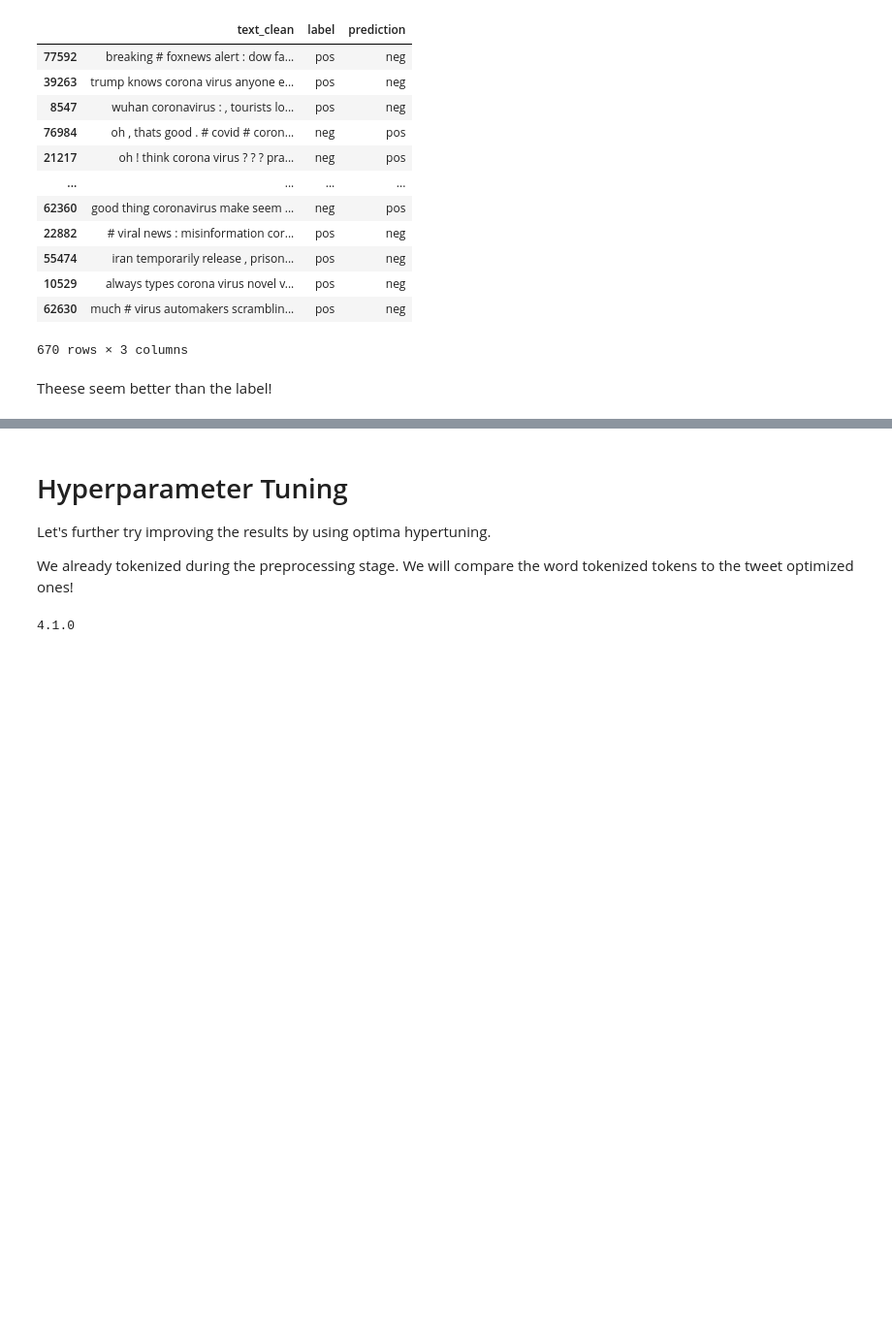
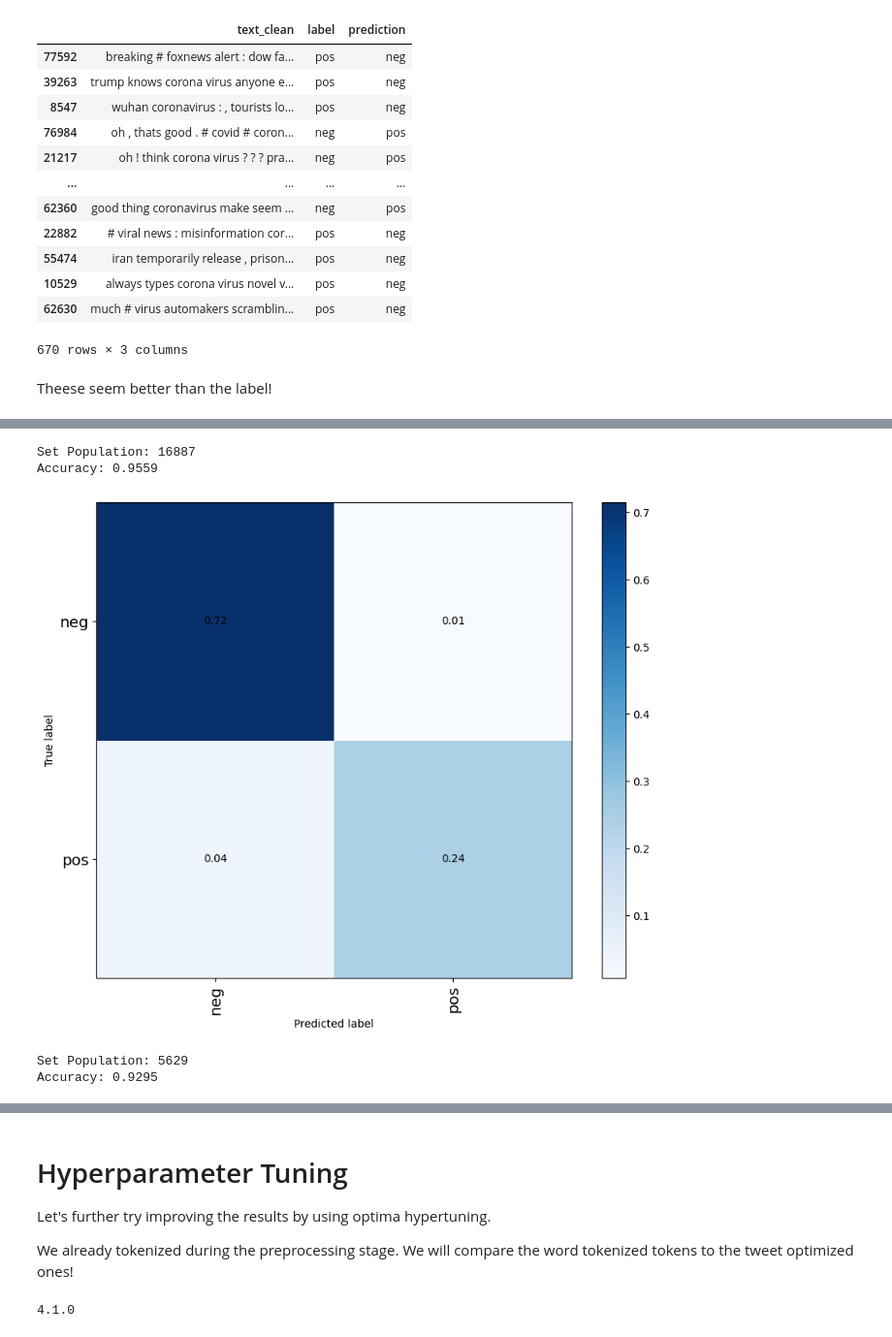
Before and after one commit to miam-bonbon/assignment-adv-nlp, a Jupyter notebook: adv_nlp_assignment_mh_03_baseline_model.ipynb, the cells around one changed output, grey strips where cells are left out. Shown: that part at 97% size. Drawn from its saved outputs; the diff is of its cells as text; code cells hidden in the pictures; blank space fills up the shorter version.

Commit message:
hashtags evaluation

```diff
--- a/adv_nlp_assignment_mh_03_baseline_model.ipynb
+++ b/adv_nlp_assignment_mh_03_baseline_model.ipynb
@@ -220,0 +246,11 @@ Theese seem better than the label!
+# %%
+from sklearn.model_selection import train_test_split
+
+data_train, data_test = train_test_split(data, shuffle=True, random_state=43, stratify=data["label"])
+
+X_train, y_train = data_train["token_clean_tweet_tokenize"], data_train["label"]
+X_test, y_test = data_test["token_clean_tweet_tokenize"], data_test["label"]
+
+# Now you have X_train, X_test, y_train, and y_test for your model training and evaluation
+print(X_train.shape, X_test.shape, y_train.shape, y_test.shape)
+print(X_train.head(3))
@@ -220,0 +293,16 @@ Theese seem better than the label!
+# %%
+%%time
+
+from sklearn.feature_extraction.text import TfidfVectorizer
+from sklearn.linear_model import SGDClassifier
+from sklearn.pipeline import Pipeline
+
+from fhnw.nlp.utils.processing import identity
+
+# we use the tokens now
+pipe = Pipeline([
+         ("vec", TfidfVectorizer(tokenizer=identity, preprocessor=identity, stop_words=None)),
+         ("clf", SGDClassifier(n_jobs=5))
+        ])
+
+pipe.fit(X_train, y_train)
@@ -220,0 +316,5 @@ Theese seem better than the label!
+# %%
+%%time
+
+y_train_pred = pipe.predict(X_train)
+y_test_pred = pipe.predict(X_test)
@@ -220,0 +353,11 @@ Theese seem better than the label!
+# %%
+from fhnw.nlp.utils.ploting import plot_confusion_matrix
+
+plot_confusion_matrix(y_train.tolist(), y_train_pred)
+plot_confusion_matrix(y_test.tolist(), y_test_pred)
+# %% [output]
+Set Population: 16887
+Accuracy: 0.9559
+[figure, added]
+Set Population: 5629
+Accuracy: 0.9295
```
Also changed, not shown: parts of 15 cells of this notebook.
